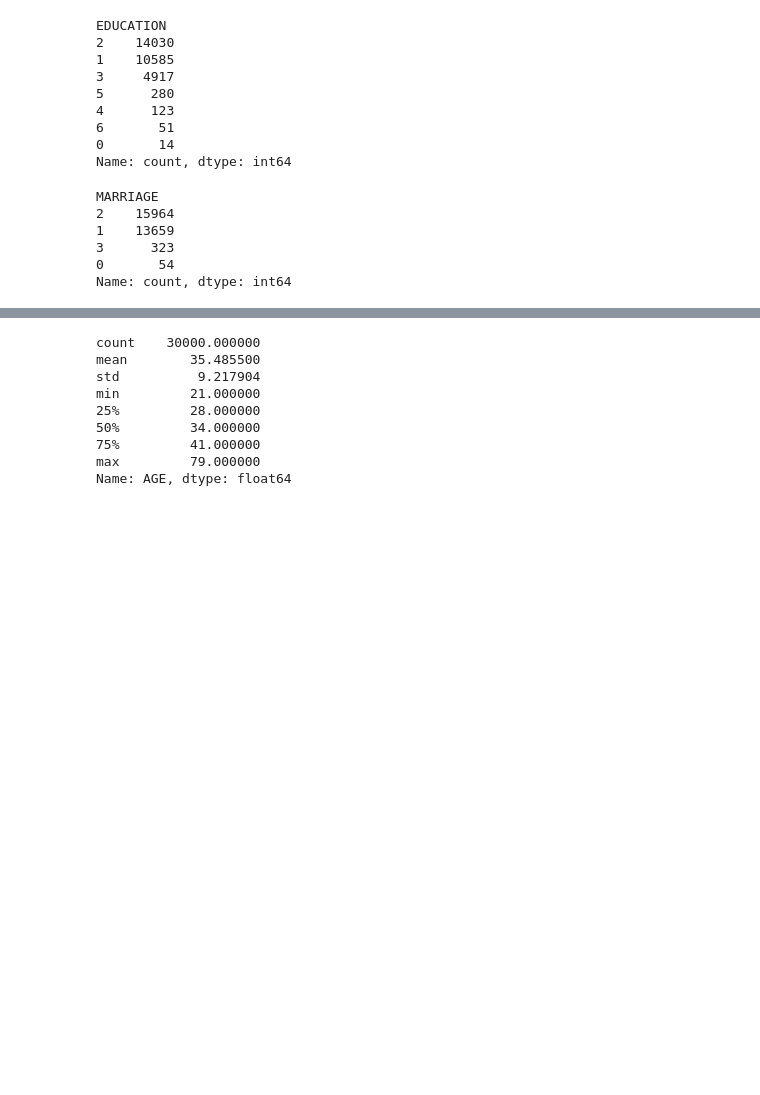
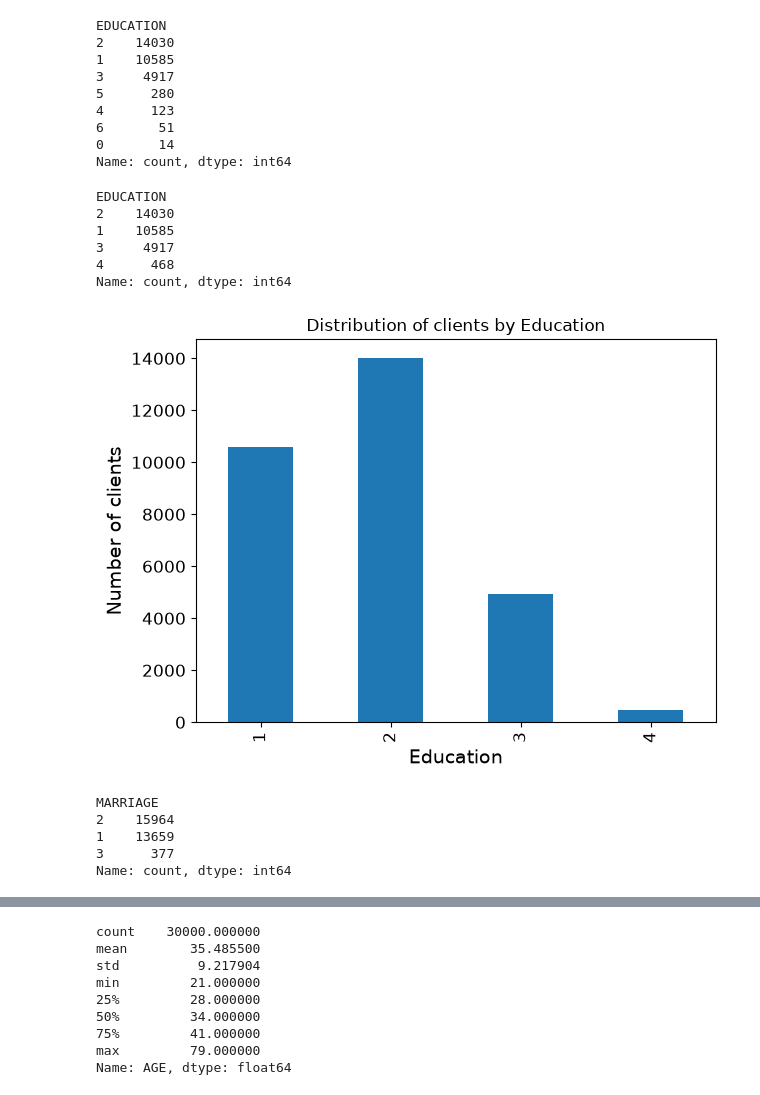
Before and after one commit to dg1223/UofT-SCS-3253-095-Machine-Learning, a Jupyter notebook: assignments/W3_Alavi_alavish1.ipynb, the cells around one changed output, grey strips where cells are left out. Saved outputs shown, nothing was run; the diff lists cells and outputs as text; code cells hidden in the pictures; blank space fills up the shorter version.

```diff
--- a/assignments/W3_Alavi_alavish1.ipynb
+++ b/assignments/W3_Alavi_alavish1.ipynb
@@ -113,13 +103,39 @@ EDUCATION
 6       51
 0       14
 Name: count, dtype: int64
+# %%
+# consolidate other categories into category 4
+cc_original["EDUCATION"] = cc_original["EDUCATION"].replace({
+    0: 4,
+    5: 4,
+    6: 4,
+})
+# %%
+cc_original["EDUCATION"].value_counts()
+# %% [output]
+EDUCATION
+2    14030
+1    10585
+3     4917
+4      468
+Name: count, dtype: int64
+# %%
+# split education into categorcal values
+cc_original["education"] = pd.cut(cc_original["EDUCATION"], bins=[0,1,2,3,np.inf], labels=[1,2,3,4])
+plot_distribution(cc_original, "education", "Education")
+# %% [output]
+[figure, added]
 # %%
 # 1 = married; 2 = single; 3 = others
+
+cc_original["MARRIAGE"] = cc_original["MARRIAGE"].replace({
+    0: 3
+})
+
 cc_original["MARRIAGE"].value_counts()   # imbalanced
 # %% [output]
 MARRIAGE
 2    15964
 1    13659
-3      323
-0       54
+3      377
 Name: count, dtype: int64
```
Also changed, not shown: parts of 11 cells of this notebook.
